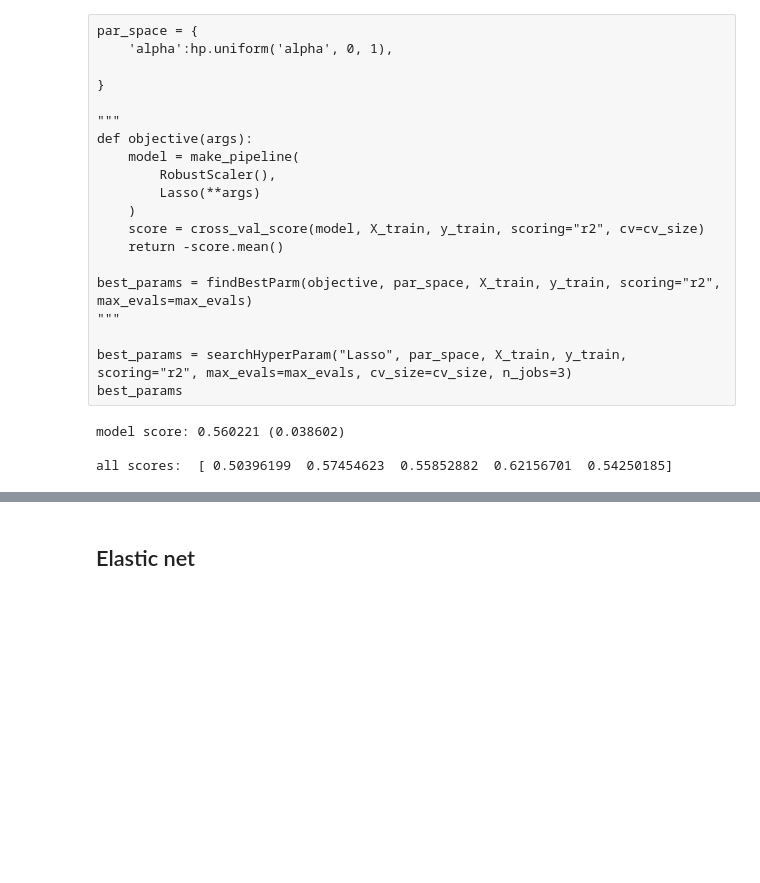
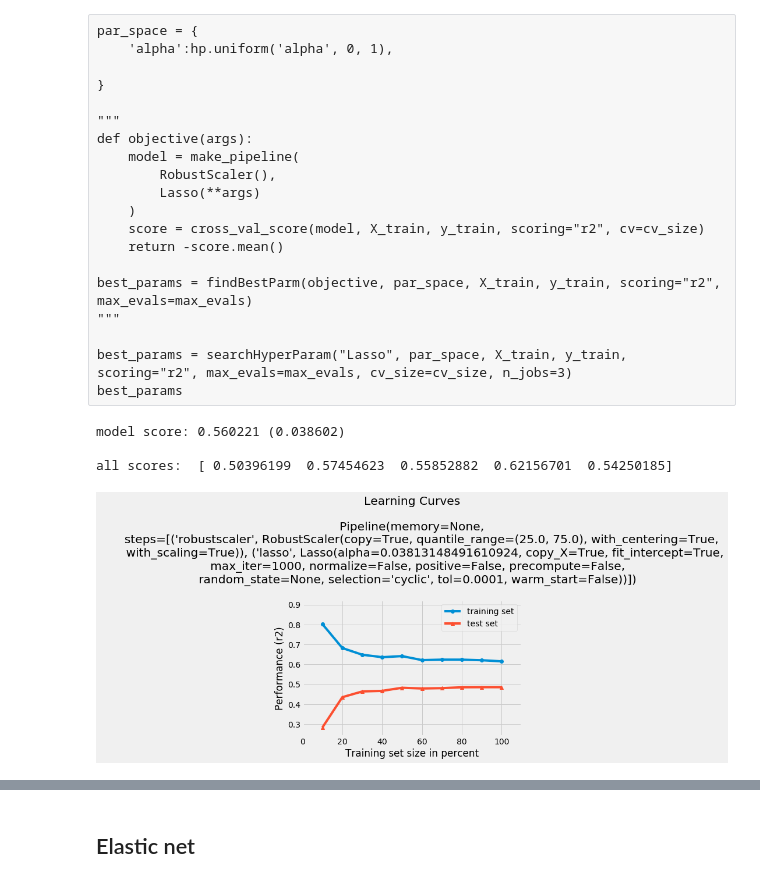
Before and after one commit to alancet/test, a Jupyter notebook: kaggle/mercedes/src/my_predict.ipynb, the cells around one changed output, grey strips where cells are left out. Drawn from its saved outputs; the diff is of its cells as text; code cells hidden in the pictures; blank space fills up the shorter version.

```diff
--- a/kaggle/mercedes/src/my_predict.ipynb
+++ b/kaggle/mercedes/src/my_predict.ipynb
@@ -875,3 +966,9 @@ evalModelByCV(lasso, X_train, y_train)
 model score: 0.560221 (0.038602)
 
 all scores:  [ 0.50396199  0.57454623  0.55852882  0.62156701  0.54250185]
+# %%
+plot_learning_curves(X_train, y_train, X_test, y_test,
+                     lasso, scoring="r2")
+plt.show()
+# %% [output]
+[figure, added]
```
Also changed, not shown: parts of 12 cells of this notebook, 1 other file.
